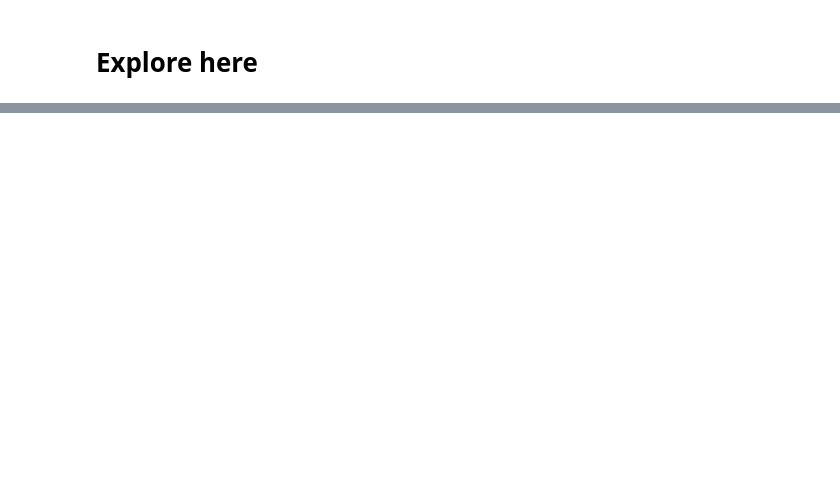
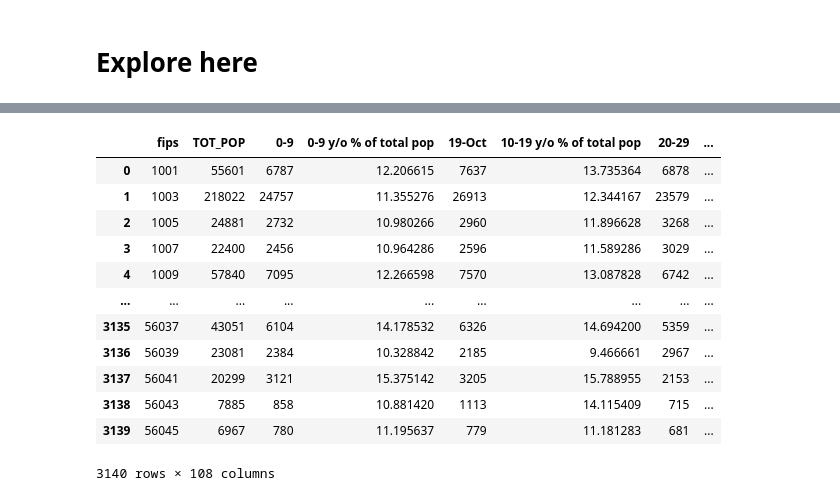
Before and after one commit to Davichobacter/machine_learning_python_3, a Jupyter notebook: src/explore.ipynb, the cells around one changed output, grey strips where cells are left out. Drawn from its saved outputs; the diff is of its cells as text; code cells hidden in the pictures; blank space fills up the shorter version.

```diff
--- a/src/explore.ipynb
+++ b/src/explore.ipynb
@@ -15,0 +18,17 @@ url2 = 'https://raw.githubusercontent.com/4GeeksAcademy/regularized-linear-regre
+# %%
+df = pd.read_csv(url)
+df
+# %% [output]
+|  | fips | TOT_POP | 0-9 | 0-9 y/o % of total pop | 19-Oct | 10-19 y/o % of total pop | 20-29 | ... |
+| 0 | 1001 | 55601 | 6787 | 12.206615 | 7637 | 13.735364 | 6878 | ... |
+| 1 | 1003 | 218022 | 24757 | 11.355276 | 26913 | 12.344167 | 23579 | ... |
+| 2 | 1005 | 24881 | 2732 | 10.980266 | 2960 | 11.896628 | 3268 | ... |
+| 3 | 1007 | 22400 | 2456 | 10.964286 | 2596 | 11.589286 | 3029 | ... |
+| 4 | 1009 | 57840 | 7095 | 12.266598 | 7570 | 13.087828 | 6742 | ... |
+| ... | ... | ... | ... | ... | ... | ... | ... | ... |
+| 3135 | 56037 | 43051 | 6104 | 14.178532 | 6326 | 14.694200 | 5359 | ... |
+| 3136 | 56039 | 23081 | 2384 | 10.328842 | 2185 | 9.466661 | 2967 | ... |
+| 3137 | 56041 | 20299 | 3121 | 15.375142 | 3205 | 15.788955 | 2153 | ... |
+| 3138 | 56043 | 7885 | 858 | 10.881420 | 1113 | 14.115409 | 715 | ... |
+| 3139 | 56045 | 6967 | 780 | 11.195637 | 779 | 11.181283 | 681 | ... |
+3140 rows × 108 columns
```
Also changed, not shown: parts of 3 cells of this notebook.
